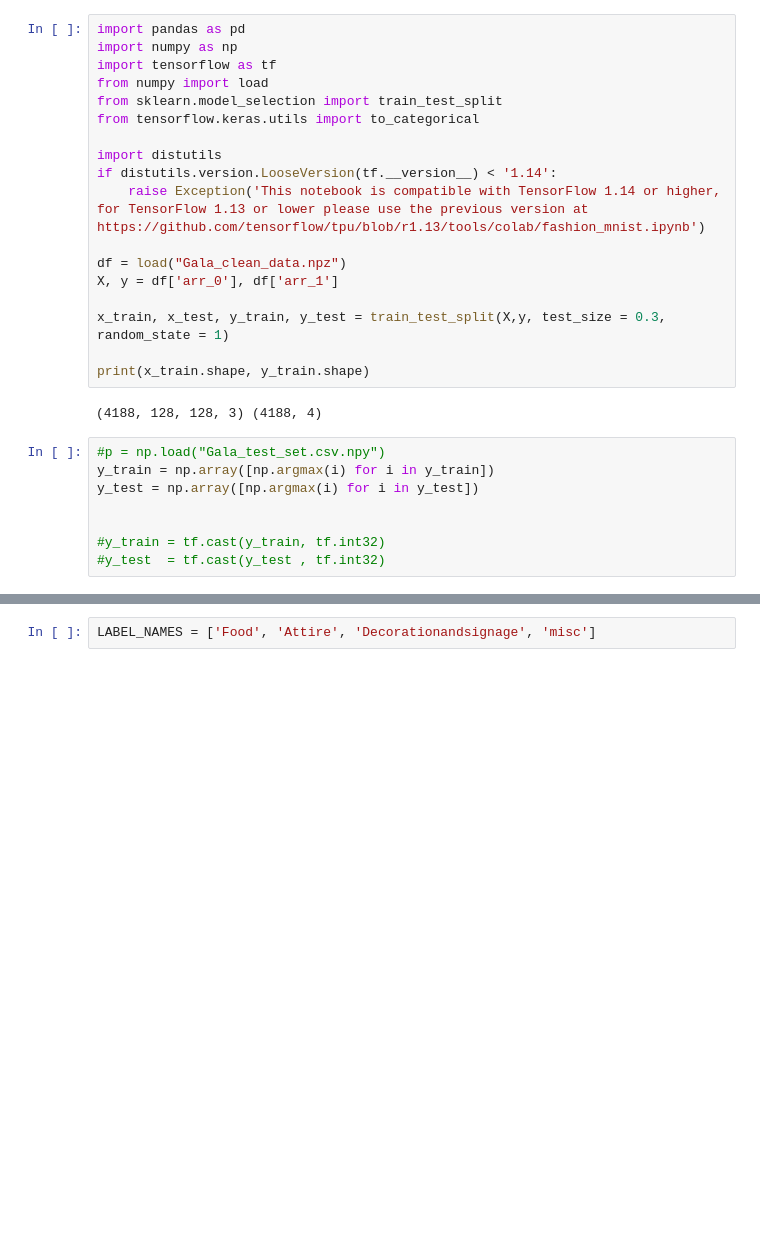
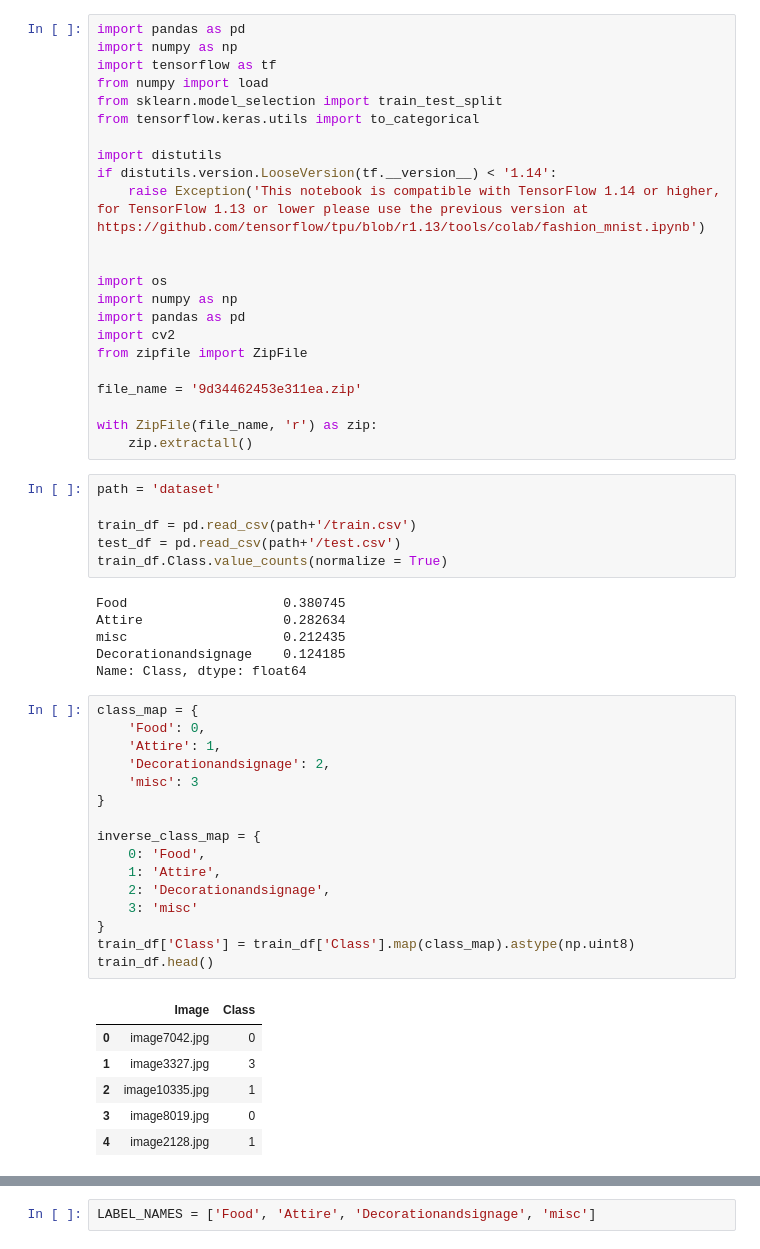
Before and after one commit to Anu-kriti/AA, a Jupyter notebook: Gala_iteration.ipynb, the cells around one changed output, grey strips where cells are left out. Drawn from its saved outputs; the diff is of its cells as text; blank space fills up the shorter version.

```diff
--- a/Gala_iteration.ipynb
+++ b/Gala_iteration.ipynb
@@ -12,19 +12,49 @@ import distutils
 if distutils.version.LooseVersion(tf.__version__) < '1.14':
     raise Exception('This notebook is compatible with TensorFlow 1.14 or higher, for TensorFlow 1.13 or lower please use the previous version at https://github.com/tensorflow/tpu/blob/r1.13/tools/colab/fashion_mnist.ipynb')
 
-df = load("Gala_clean_data.npz")
-X, y = df['arr_0'], df['arr_1']
 
-x_train, x_test, y_train, y_test = train_test_split(X,y, test_size = 0.3, random_state = 1)
+import os
+import numpy as np
+import pandas as pd
+import cv2
+from zipfile import ZipFile
 
-print(x_train.shape, y_train.shape)
+file_name = '9d34462453e311ea.zip'
+
+with ZipFile(file_name, 'r') as zip:
+    zip.extractall()
-# %% [output]
-(4188, 128, 128, 3) (4188, 4)
-# %%
-#p = np.load("Gala_test_set.csv.npy")
-y_train = np.array([np.argmax(i) for i in y_train])
-y_test = np.array([np.argmax(i) for i in y_test])
-
-
-#y_train = tf.cast(y_train, tf.int32)
-#y_test  = tf.cast(y_test , tf.int32)
+# %%
+path = 'dataset'
+
+train_df = pd.read_csv(path+'/train.csv')
+test_df = pd.read_csv(path+'/test.csv')
+train_df.Class.value_counts(normalize = True)
+# %% [output]
+Food                    0.380745
+Attire                  0.282634
+misc                    0.212435
+Decorationandsignage    0.124185
+Name: Class, dtype: float64
+# %%
+class_map = {
+    'Food': 0,
+    'Attire': 1,
+    'Decorationandsignage': 2,
+    'misc': 3
+}
+
+inverse_class_map = {
+    0: 'Food',
+    1: 'Attire',
+    2: 'Decorationandsignage',
+    3: 'misc'
+}
+train_df['Class'] = train_df['Class'].map(class_map).astype(np.uint8)
+train_df.head()
+# %% [output]
+|  | Image | Class |
+| 0 | image7042.jpg | 0 |
+| 1 | image3327.jpg | 3 |
+| 2 | image10335.jpg | 1 |
+| 3 | image8019.jpg | 0 |
+| 4 | image2128.jpg | 1 |
```
Also changed, not shown: parts of 22 cells of this notebook.
